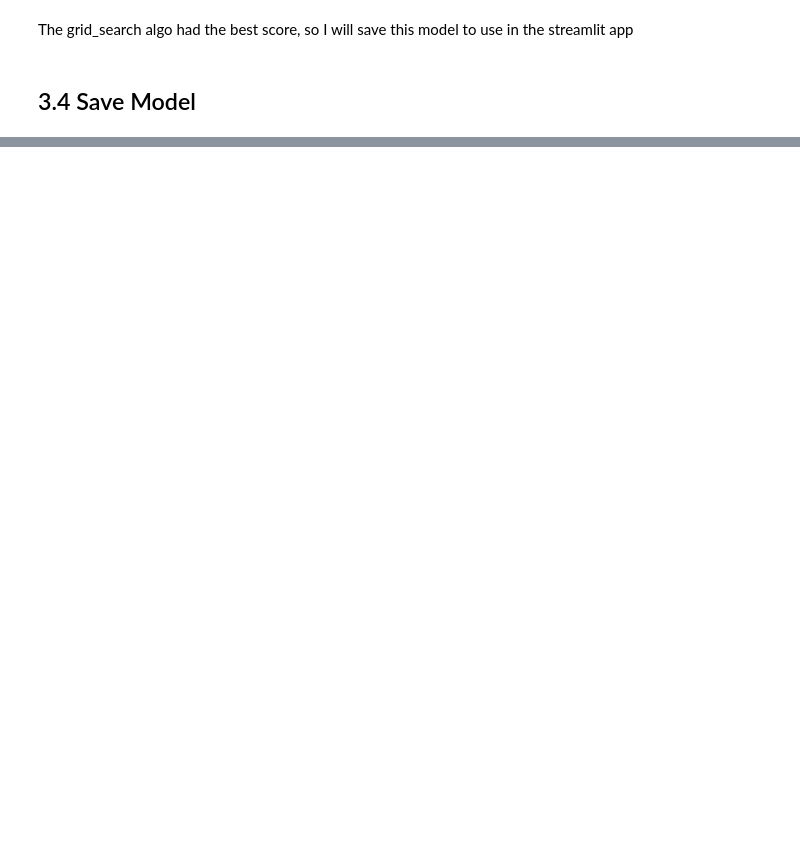
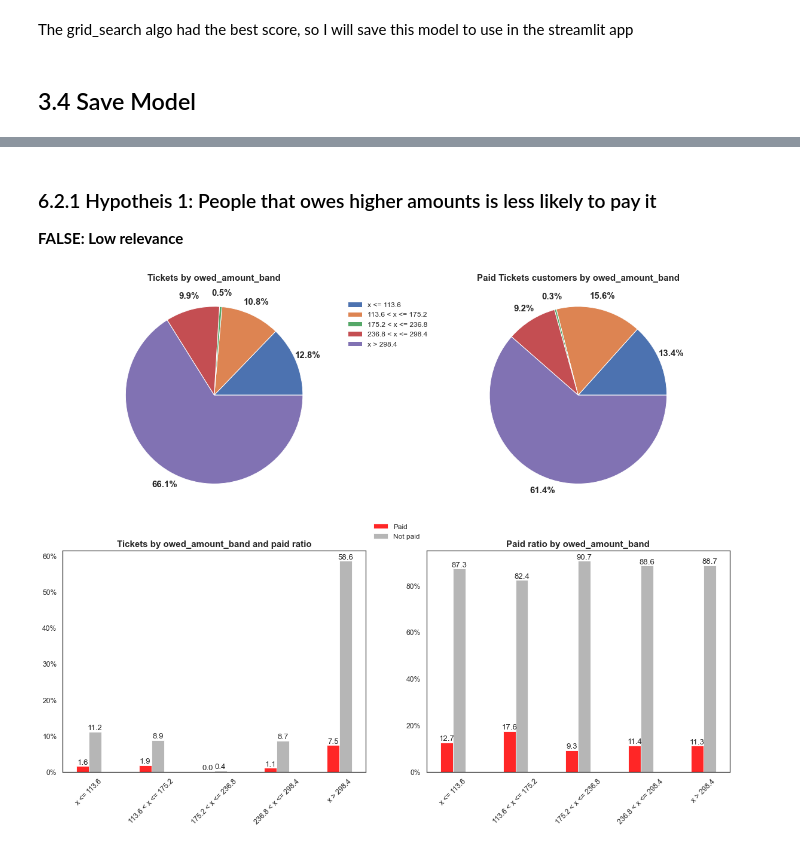
Before and after one commit to henriqueumeda/Property-Maintenance-Blight-Ticket-Fines, a Jupyter notebook: Property Maintenance Blight Ticket Fines.ipynb, the cells around one changed output, grey strips where cells are left out. Saved outputs shown, nothing was run; the diff lists cells and outputs as text; code cells hidden in the pictures; blank space fills up the shorter version.

```diff
--- a/Property Maintenance Blight Ticket Fines.ipynb
+++ b/Property Maintenance Blight Ticket Fines.ipynb
@@ -1655,0 +1602,30 @@ jb.dump(scaler,"model/scaler_blight_ticket.pk;.z")
+# %%
+def generate_target_categories(df, field, xvalues):
+    # create the lists of values
+    total = []
+    not_paid = []
+    paid = []
+
+    # initially define the lists elements
+    total_values = df[field].value_counts().sort_index()
+    not_paid_values = df[df['paid'] == 0][field].value_counts()
+    paid_values = df[df['paid'] == 1][field].value_counts()
+
+    # redefine lists elements, including 0 for no values for determined index
+    for value in xvalues:
+        if value in total_values.index:
+            total.append(total_values[value])
+        else:
+            total.append(0)
+
+        if value in not_paid_values.index:
+            not_paid.append(not_paid_values[value])
+        else:
+            not_paid.append(0)
+
+        if value in paid_values.index:
+            paid.append(paid_values[value])
+        else:
+            paid.append(0)
+
+    return total, not_paid, paid
@@ -1655,0 +1765,10 @@ jb.dump(scaler,"model/scaler_blight_ticket.pk;.z")
+# %%
+def generate_cate_chart_dashboard(df, field, order, ticks, size=(20,15), pct=1.15, pie_legend_pos=(-0.15, 0.95), bar_legend_pos=(0.05,1.15), xticks_rotation=0):
+    plt.figure(figsize=size)
+    plot_pie(df, field, subplot=(2,2,1), order=order, pct=pct)
+    plot_pie(df, field, subplot=(2,2,2), pay_ratio=True, order=order, pct=pct)
+    plt.legend(ticks, bbox_to_anchor=pie_legend_pos, framealpha=0.0, prop={'size': 12})
+    plot_percent_category(df, field, order, subplot=(2,2,3), xticks=ticks, xticks_rotation=xticks_rotation)
+    plot_percent_category(df, field, order, subplot=(2,2,4), xticks=ticks, pay_ratio=True, xticks_rotation=xticks_rotation)
+    plt.legend(['Paid', 'Not paid'], bbox_to_anchor=bar_legend_pos, framealpha=0.0, prop={'size': 12})
+    plt.show()
@@ -1655,0 +1788,10 @@ jb.dump(scaler,"model/scaler_blight_ticket.pk;.z")
+# %% [markdown]
+### 6.2.1 Hypotheis 1: People that owes higher amounts is less likely to pay it
+
+<b>FALSE: Low relevance</b>
+# %%
+owed_amount_ticks = ['x <= 113.6', '113.6 < x <= 175.2', '175.2 < x <= 236.8', '236.8 < x <= 298.4', 'x > 298.4']
+order = list(np.linspace(0,4,5))
+generate_cate_chart_dashboard(df_pay, 'owed_amount_band', order, owed_amount_ticks, bar_legend_pos=(0,1.15), xticks_rotation=45)
+# %% [output]
+[figure, added]
```
Also changed, not shown: parts of 125 cells of this notebook, 26 other files.
